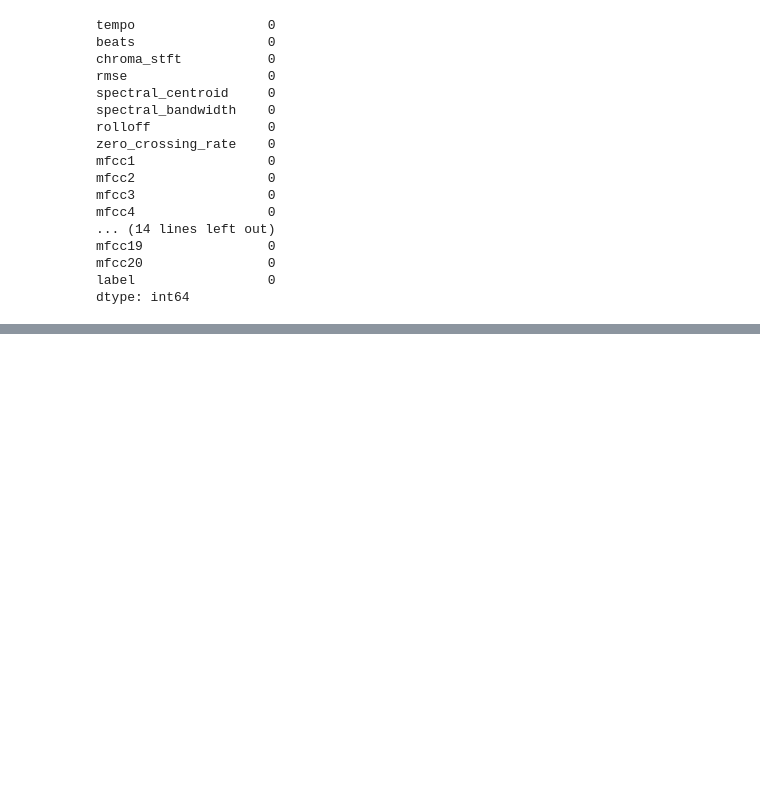
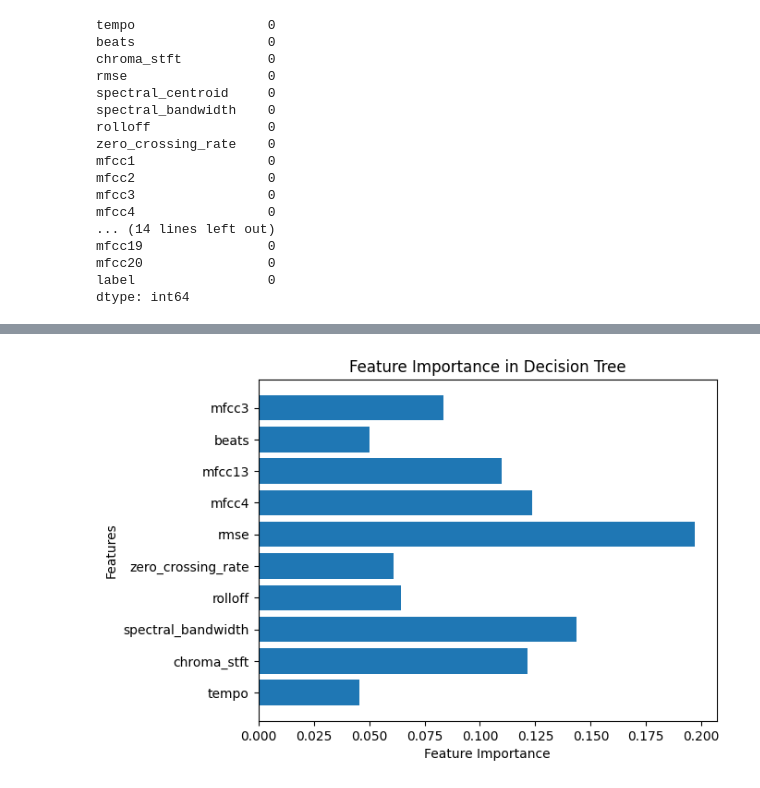
Before and after one commit to Bestakdv/vhs-intro-ai, a Jupyter notebook: music.ipynb, the cells around one changed output, grey strips where cells are left out. Saved outputs shown, nothing was run; the diff lists cells and outputs as text; code cells hidden in the pictures; blank space fills up the shorter version.

Commit message:
Kaggle Notebook | Music | Version 2

```diff
--- a/music.ipynb
+++ b/music.ipynb
@@ -23,7 +23,10 @@ for dirname, _, filenames in os.walk('/kaggle/input'):
 music1 = pd.read_csv('/kaggle/input/musicfeatures/data.csv')
 music2 = pd.read_csv('/kaggle/input/musicfeatures/data_2genre.csv')
 
+
+music2['label'] = music2['label'].replace(to_replace={1: 'pop', 2: 'classical'})
 features_data = pd.concat([music1,music2],ignore_index=True)
+
 features_data.columns
 # %% [output]
 Index(['filename', 'tempo', 'beats', 'chroma_stft', 'rmse',
@@ -158,3 +156,9 @@ y = imputed_features_data.label
+# %%
+#maybe remove spectral_bandwidth
+features = ['tempo','chroma_stft','spectral_bandwidth','rolloff','zero_crossing_rate','rmse','mfcc4','mfcc13', 'beats','mfcc3']
+X = imputed_features_data[features]
+
+y = imputed_features_data.label
 # %%
 from sklearn.model_selection import train_test_split
 
@@ -164,7 +168,7 @@ X_train, X_valid, y_train, y_valid = train_test_split(X, y, train_size=0.8, test
 # %%
 from sklearn.tree import DecisionTreeClassifier
 
-dt_model = DecisionTreeClassifier(max_depth=2, random_state=1)
+dt_model = DecisionTreeClassifier(max_depth=17, max_leaf_nodes=550,random_state=0)
 dt_model.fit(X_train, y_train)
 
 dt_train_predictions = dt_model.predict(X_train)
@@ -171,0 +251,11 @@ dt_valid_predictions = dt_model.predict(X_valid)
+# %%
+feature_importances = dt_model.feature_importances_
+features = np.array(X_train.columns)
+
+plt.barh(features, feature_importances)
+plt.xlabel("Feature Importance")
+plt.ylabel("Features")
+plt.title("Feature Importance in Decision Tree")
+plt.show()
+# %% [output]
+[figure, added]
```
Also changed, not shown: parts of 8 cells of this notebook.
